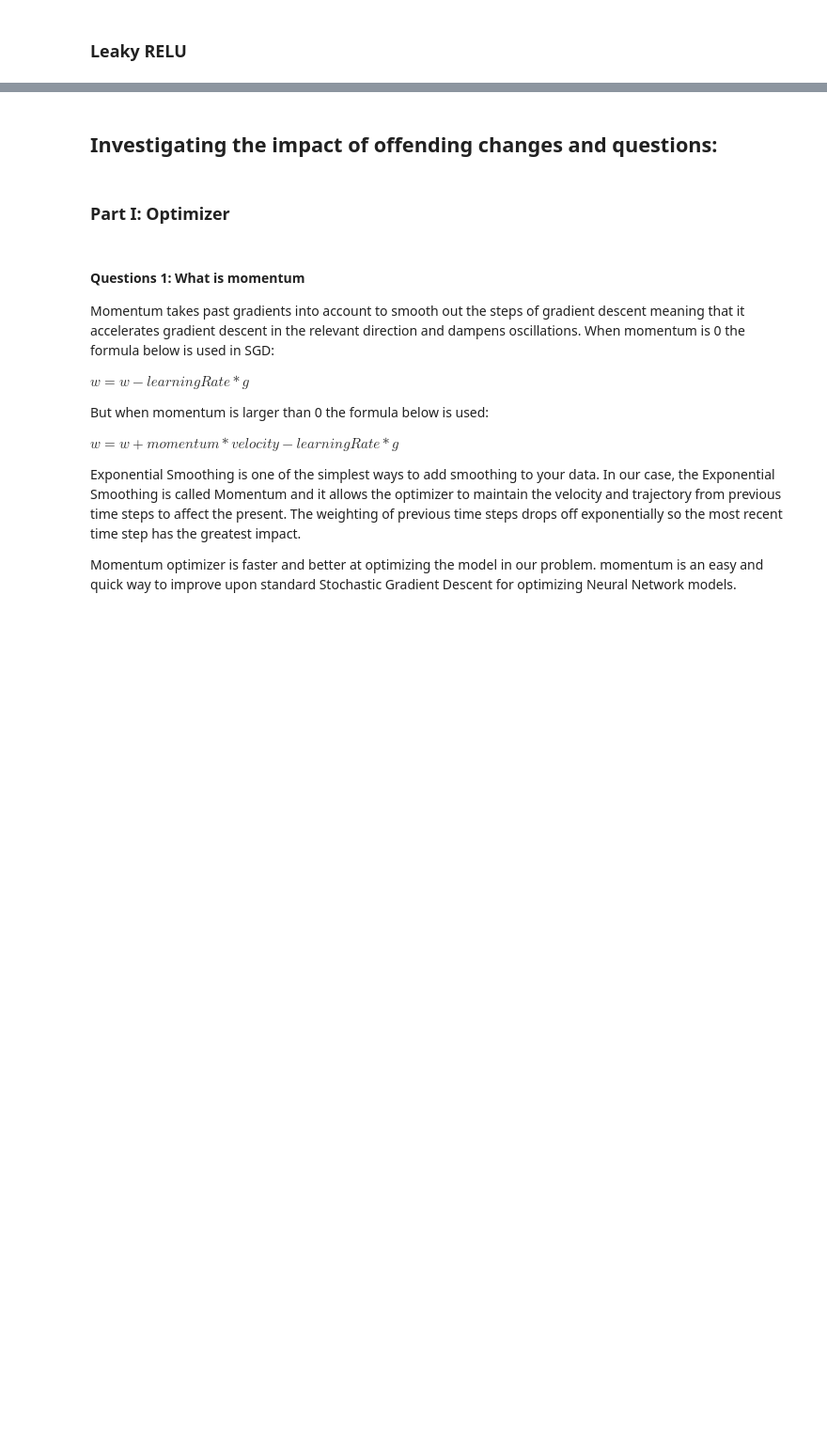
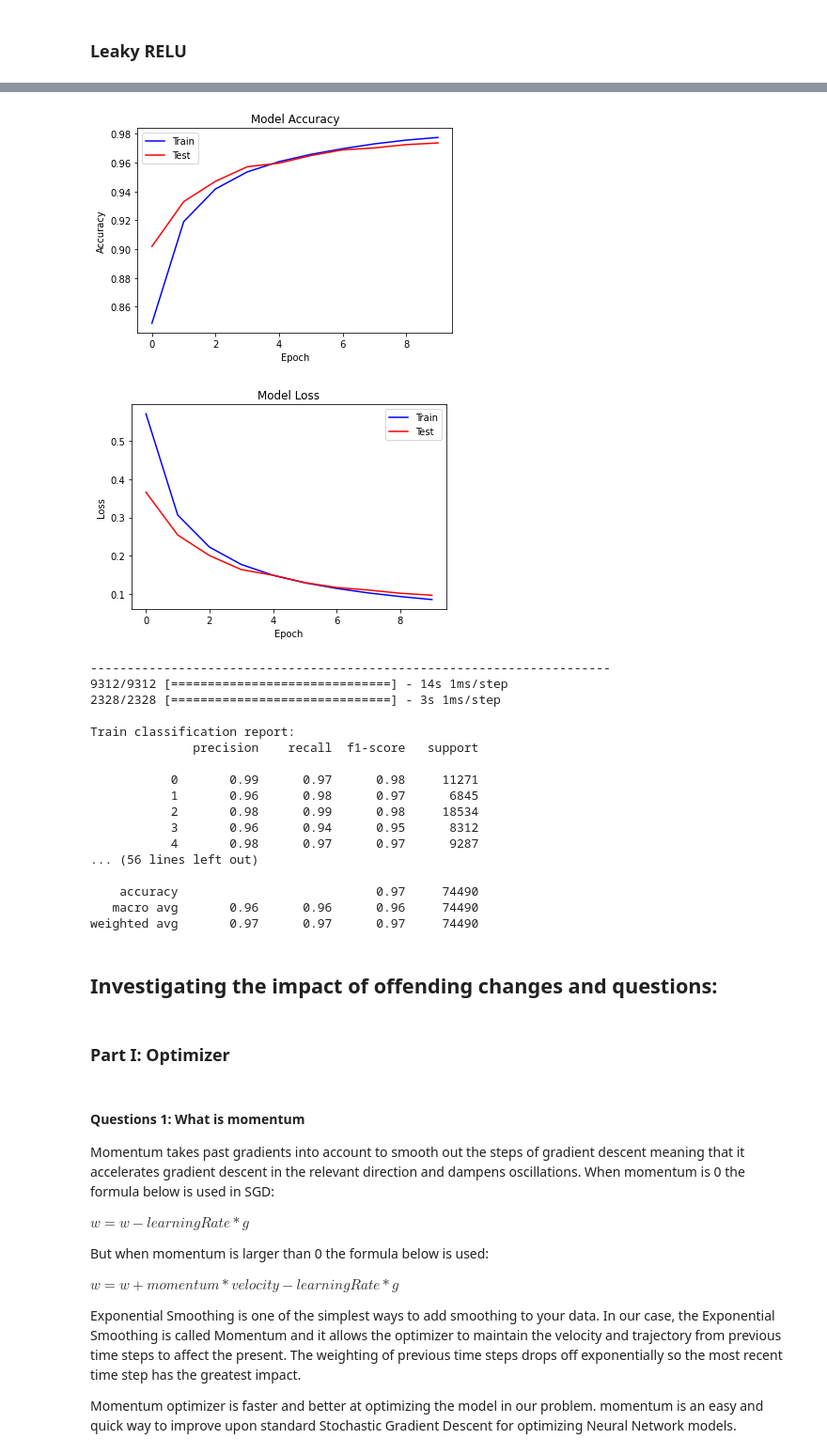
Before and after one commit to mohammadsaadati80/A-Z-Handwritten-Alphabets-Neural-Network, a Jupyter notebook: AI-CA5-P2.ipynb, the cells around one changed output, grey strips where cells are left out. Shown at 94% size. Saved outputs shown, nothing was run; the diff lists cells and outputs as text; code cells hidden in the pictures; blank space fills up the shorter version.

```diff
--- a/AI-CA5-P2.ipynb
+++ b/AI-CA5-P2.ipynb
@@ -420,5 +587,25 @@ log = model.fit(X_train, Y_train, validation_data=(X_test, Y_test) , epochs = 10
 # %%
-model_predict_info(model, log)
+model_predict_info()
+# %% [output]
+[figure, added]
+[figure, added]
+-----------------------------------------------------------------------
+9312/9312 [==============================] - 14s 1ms/step
+2328/2328 [==============================] - 3s 1ms/step
+
+Train classification report:
+              precision    recall  f1-score   support
+
+           0       0.99      0.97      0.98     11271
+           1       0.96      0.98      0.97      6845
+           2       0.98      0.99      0.98     18534
+           3       0.96      0.94      0.95      8312
+           4       0.98      0.97      0.97      9287
+... (56 lines left out)
+
+    accuracy                           0.97     74490
+   macro avg       0.96      0.96      0.96     74490
+weighted avg       0.97      0.97      0.97     74490
 # %% [markdown]
 ## Investigating the impact of offending changes and questions:
 # %% [markdown]
```
Also changed, not shown: parts of 31 cells of this notebook, 1 other file.
